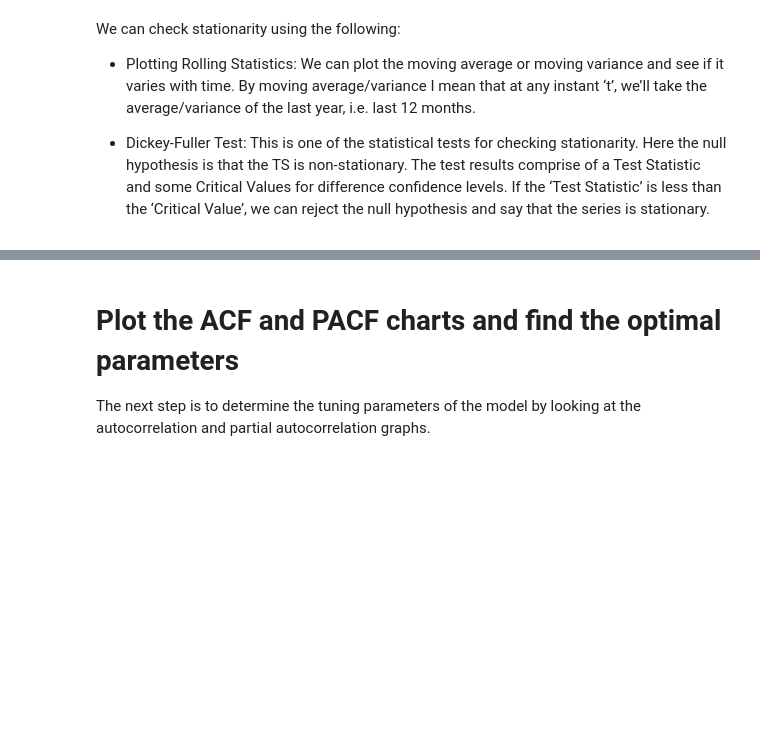
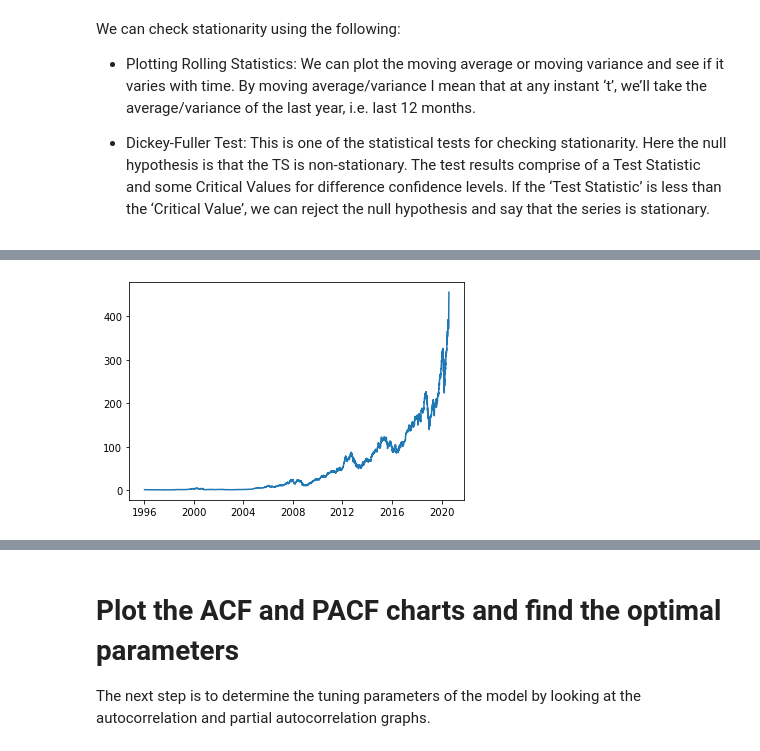
Before and after one commit to ElonaZharri/Stock-Forecasting, a Jupyter notebook: Capstone_Two - Pre-Processing & Training Data Development.ipynb, the cells around one changed output, grey strips where cells are left out. Drawn from its saved outputs; the diff is of its cells as text; code cells hidden in the pictures; blank space fills up the shorter version.

```diff
--- a/Capstone_Two - Pre-Processing & Training Data Development.ipynb
+++ b/Capstone_Two - Pre-Processing & Training Data Development.ipynb
@@ -197,0 +220,9 @@ dtype: float64
+# %%
+from sklearn.linear_model import LinearRegression
+from sklearn.preprocessing import PolynomialFeatures
+from sklearn.metrics import mean_squared_error, r2_score
+
+plt.plot(apple['Close'].dropna())
+plt.show()
+# %% [output]
+[figure, added]
```
Also changed, not shown: parts of 37 cells of this notebook.
